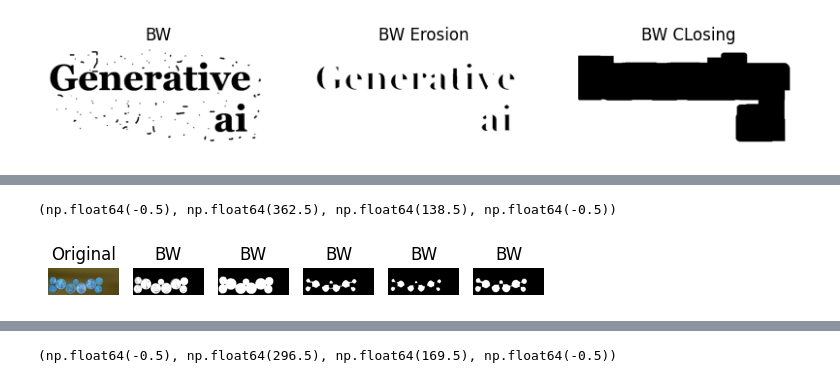
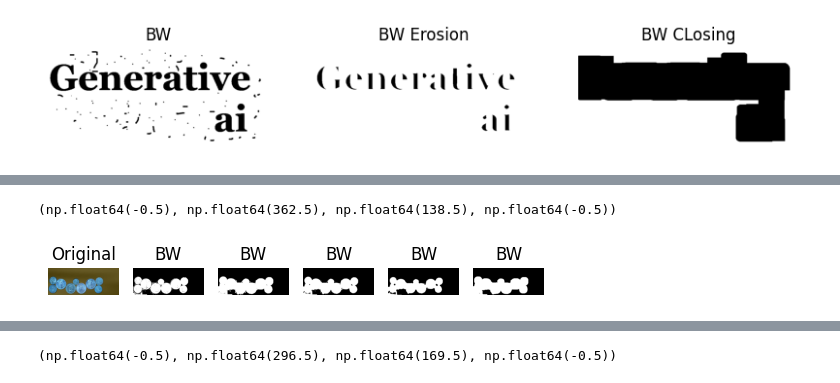
Before and after one commit to Pharseus/Image-Processing, a Jupyter notebook: week4_image_processing.ipynb, the cells around one changed output, grey strips where cells are left out. Saved outputs shown, nothing was run; the diff lists cells and outputs as text; code cells hidden in the pictures.

```diff
--- a/week4_image_processing.ipynb
+++ b/week4_image_processing.ipynb
@@ -446,7 +433,7 @@ im = cv2.imread(f'{file_path}/coins1.jpeg')
 gray_im = cv2.cvtColor(im, cv2.COLOR_BGR2GRAY)
 
 #read BW image
-tresh,BW_im = cv2.threshold(gray_im,100,255,cv2.THRESH_BINARY)
+tresh,BW_im = cv2.threshold(gray_im,80,255,cv2.THRESH_BINARY)
 # BW_im = cv2.adaptiveThreshold(
 #     gray_im, 255, cv2.ADAPTIVE_THRESH_GAUSSIAN_C,
 #     cv2.THRESH_BINARY, 11, 2
@@ -478,7 +465,7 @@ kernel_small = cv2.getStructuringElement(cv2.MORPH_ELLIPSE, (4,4))
 # dilated = cv2.dilate(eroded_v2, kernel_ellipse, iterations=5)
 
 dilation = cv2.dilate(BW_im, kernel_ones, iterations=1)
-eroded = cv2.erode(dilation, kernel_ones, iterations=8)
+eroded = cv2.erode(dilation, kernel_ones, iterations=1)
 eroded_v2 = cv2.erode(eroded, kernel_cross, iterations=2)
 dilation_v2 = cv2.dilate(eroded_v2, kernel_ones, iterations=3)
 
@@ -486,34 +473,34 @@ plt.subplot(1,6,1)
 plt.imshow(im)
 plt.title("Original")
 plt.axis("off")
 
 plt.subplot(1,6,2)
 plt.imshow(BW_im, cmap="gray")
 plt.title("BW")
 plt.axis("off")
 
 plt.subplot(1,6,3)
 plt.imshow(dilation, cmap="gray")
 plt.title("BW")
 plt.axis("off")
 
 plt.subplot(1,6,4)
 plt.imshow(eroded, cmap="gray")
 plt.title("BW")
 plt.axis("off")
 
 plt.subplot(1,6,5)
 plt.imshow(eroded_v2, cmap="gray")
 plt.title("BW")
 plt.axis("off")
 
 plt.subplot(1,6,6)
 plt.imshow(dilation_v2, cmap="gray")
 plt.title("BW")
 plt.axis("off")
 # %% [output]
 (np.float64(-0.5), np.float64(362.5), np.float64(138.5), np.float64(-0.5))
-[figure, old version]
+[figure, new version]
 # %%
 im = cv2.imread(f'{file_path}/coins2.jpeg')
 
```
Also changed, not shown: parts of 3 cells of this notebook.
